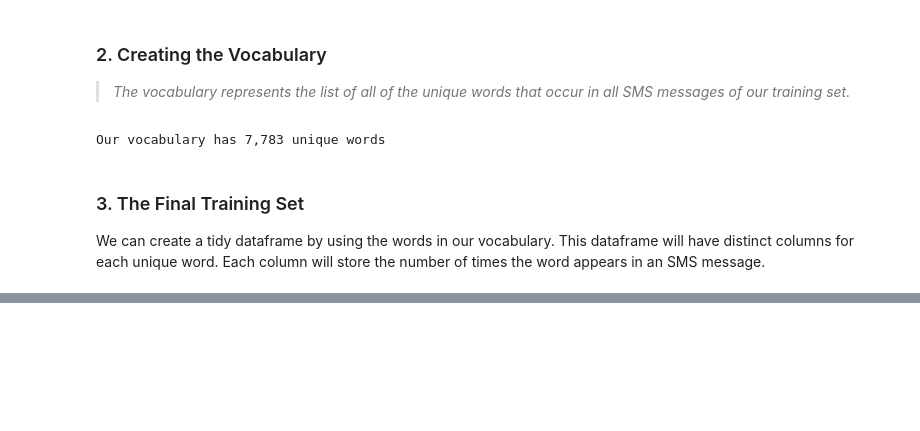
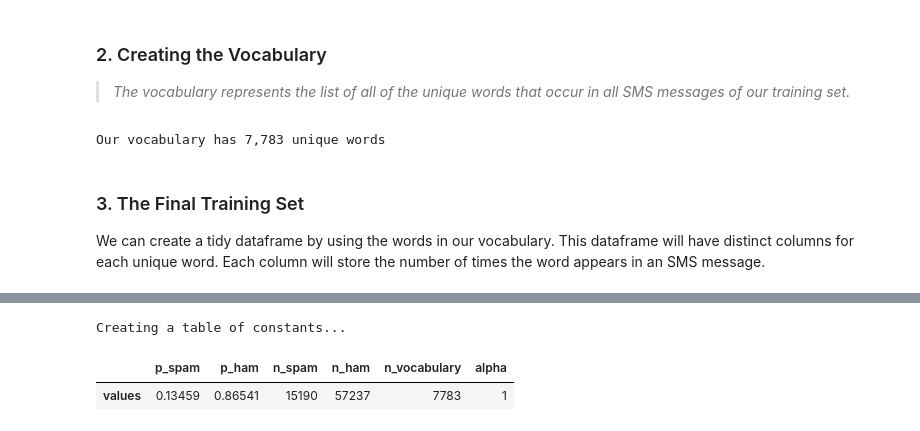
Before and after one commit to Lippins/NB_spam_filter, a Jupyter notebook: notebook.ipynb, the cells around one changed output, grey strips where cells are left out. Cells and saved outputs as stored; diff of their text form; code cells hidden in the pictures; blank space fills up the shorter version.

Commit message:
feat: Calculate constants

```diff
--- a/notebook.ipynb
+++ b/notebook.ipynb
@@ -256,0 +283,24 @@ train_set_clean.head()
+# %%
+# Create a dictionary to hold the constants
+constants = {
+    # Probability of spam
+    'p_spam': train_set_clean.label.value_counts(normalize=True)['spam'],
+    # Probability of non spam
+    'p_ham':  train_set_clean.label.value_counts(normalize=True)['ham'],
+    # number of words in all spam messages
+    'n_spam': train_set_clean.groupby('label').sum().sum(axis=1)['spam'],
+    # number of words in all non spam messages
+    'n_ham': train_set_clean.groupby('label').sum().sum(axis=1)['ham'],
+    # number of unique words in vocabulary
+    'n_vocabulary': len(word_count_per_SMS),
+    # Laplace smooting constant
+    'alpha': 1
+}
+
+# Preview the values of the constants
+print('Creating a table of constants...')
+pd.DataFrame(constants, index=['values'])
+# %% [output]
+Creating a table of constants...
+|  | p_spam | p_ham | n_spam | n_ham | n_vocabulary | alpha |
+| values | 0.13459 | 0.86541 | 15190 | 57237 | 7783 | 1 |
```
Also changed, not shown: parts of 3 cells of this notebook.
